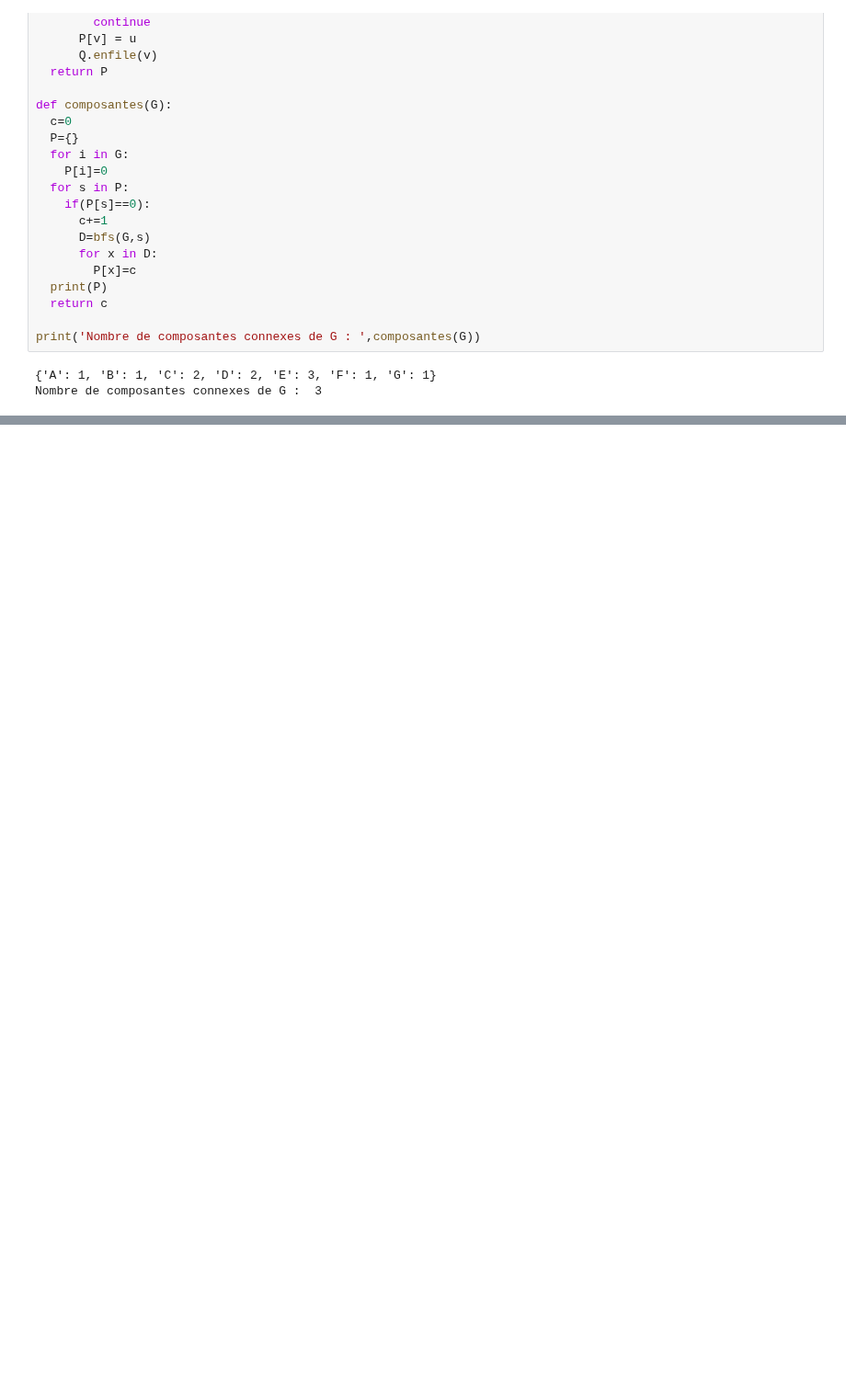
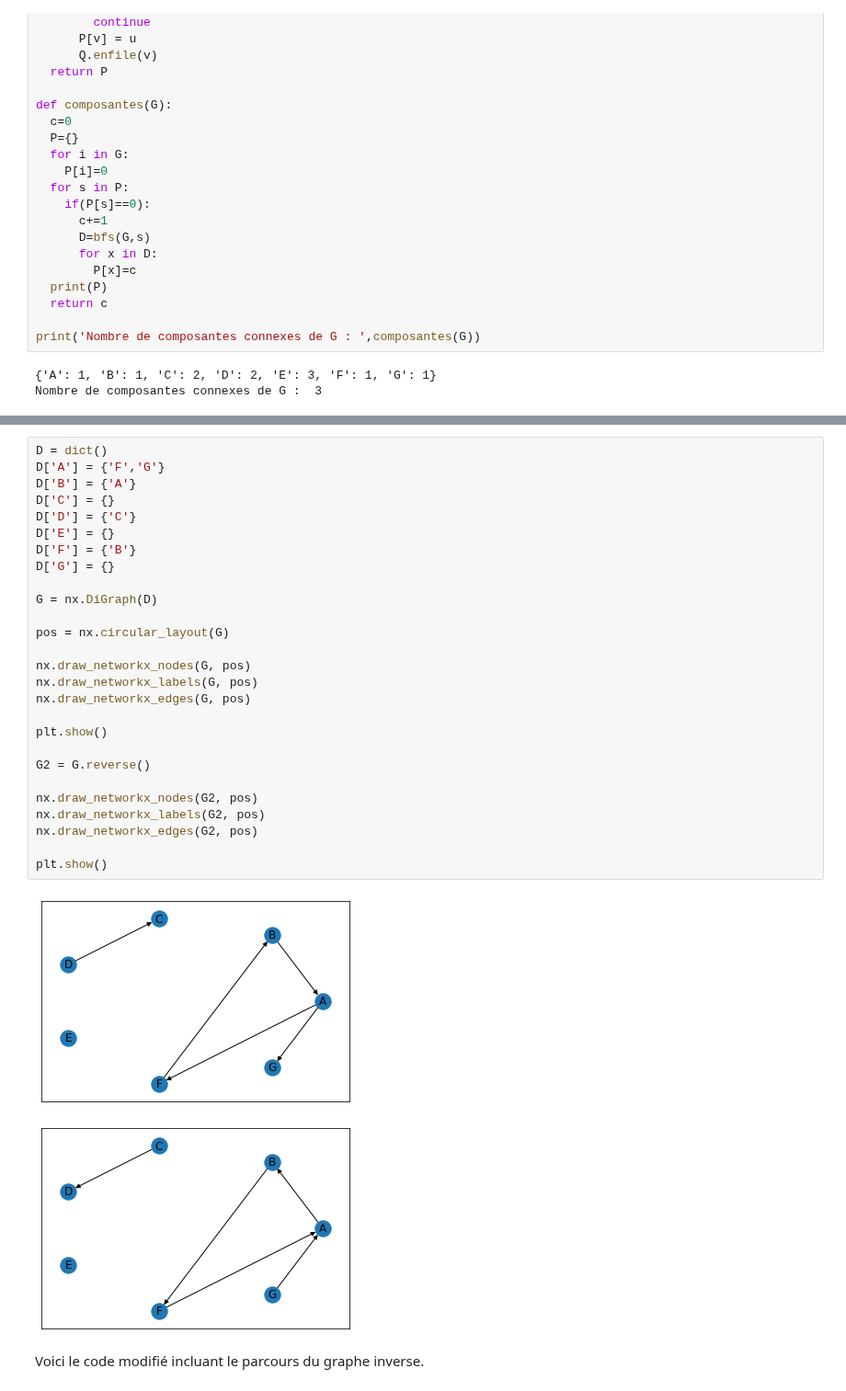
Before and after one commit to GeoLabUniLaSalle/Python, a Jupyter notebook: Labyrinthe_Plus_court_chemin.ipynb, the cells around one changed output, grey strips where cells are left out. Shown at 92% size. Drawn from its saved outputs; the diff is of its cells as text; blank space fills up the shorter version.

```diff
--- a/Labyrinthe_Plus_court_chemin.ipynb
+++ b/Labyrinthe_Plus_court_chemin.ipynb
@@ -194,0 +205,32 @@ Le graphe G a 3 composantes connexes. Nous observons que les sommets A, B, F et
+# %%
+D = dict()
+D['A'] = {'F','G'}
+D['B'] = {'A'}
+D['C'] = {}
+D['D'] = {'C'}
+D['E'] = {}
+D['F'] = {'B'}
+D['G'] = {}
+
+G = nx.DiGraph(D)
+
+pos = nx.circular_layout(G)
+
+nx.draw_networkx_nodes(G, pos)
+nx.draw_networkx_labels(G, pos)
+nx.draw_networkx_edges(G, pos)
+
+plt.show()
+
+G2 = G.reverse()
+
+nx.draw_networkx_nodes(G2, pos)
+nx.draw_networkx_labels(G2, pos)
+nx.draw_networkx_edges(G2, pos)
+
+plt.show()
+# %% [output]
+[figure, added]
+[figure, added]
+# %% [markdown]
+Voici le code modifié incluant le parcours du graphe inverse.
```
Also changed, not shown: parts of 3 cells of this notebook.
